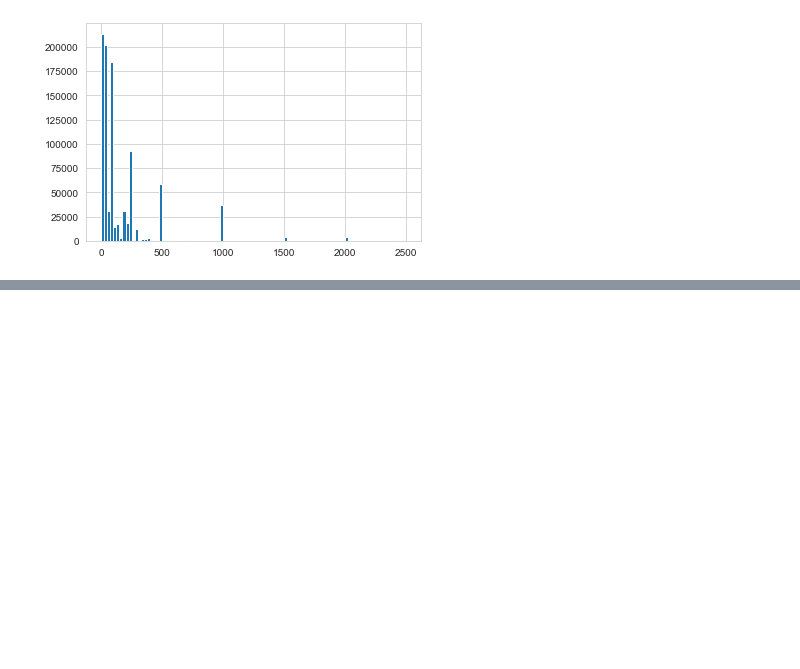
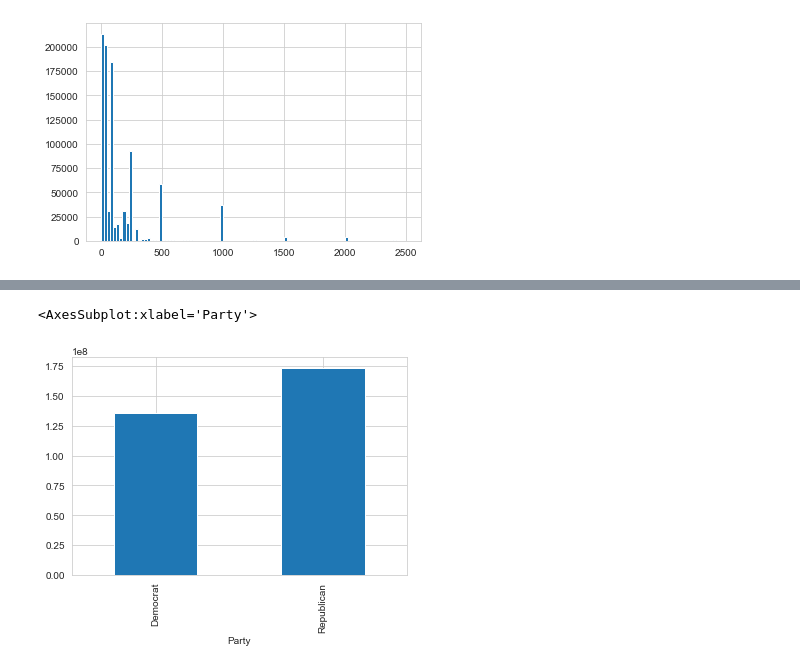
Before and after one commit to jry62/Election_2012_Data_Project, a Jupyter notebook: Election_Analysis.ipynb, the cells around one changed output, grey strips where cells are left out. Cells and saved outputs as stored; diff of their text form; code cells hidden in the pictures; blank space fills up the shorter version.

```diff
--- a/Election_Analysis.ipynb
+++ b/Election_Analysis.ipynb
@@ -349,0 +473,6 @@ com_don.hist(bins=100)
+# %%
+# grouping the total donations dem vs rep
+donordf.groupby('Party')['contb_receipt_amt'].sum().plot(kind='bar')
+# %% [output]
+<AxesSubplot:xlabel='Party'>
+[figure, added]
```
Also changed, not shown: parts of 16 cells of this notebook.
